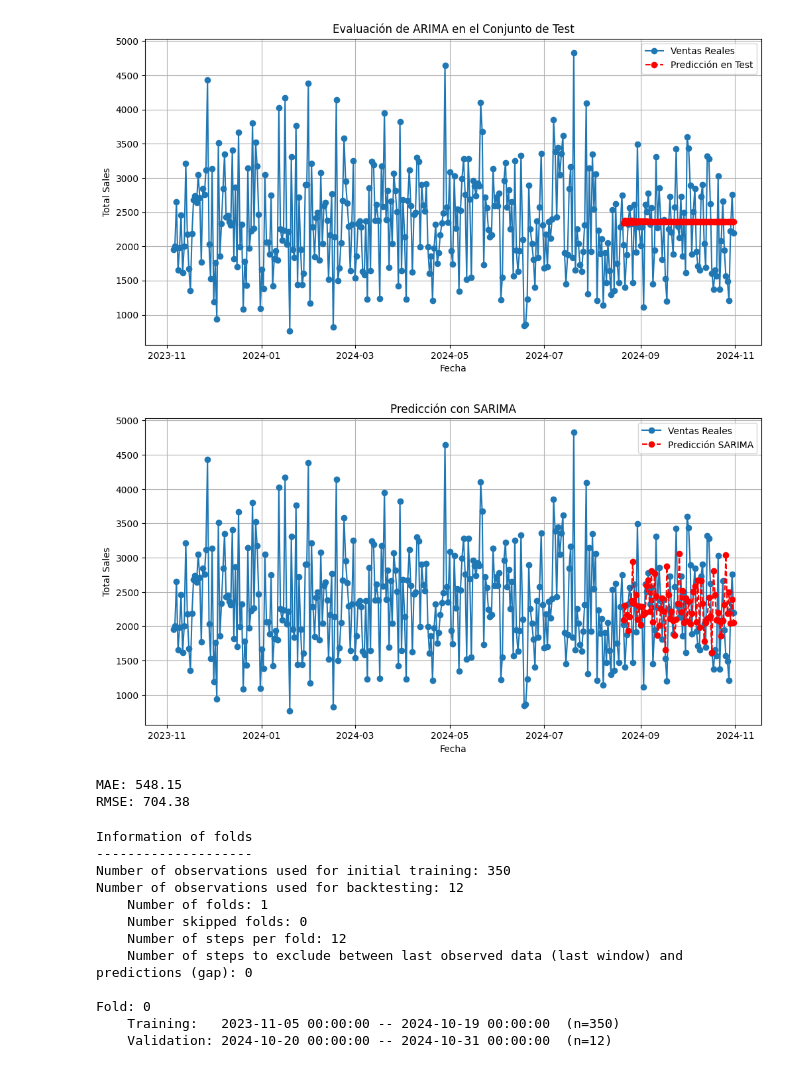
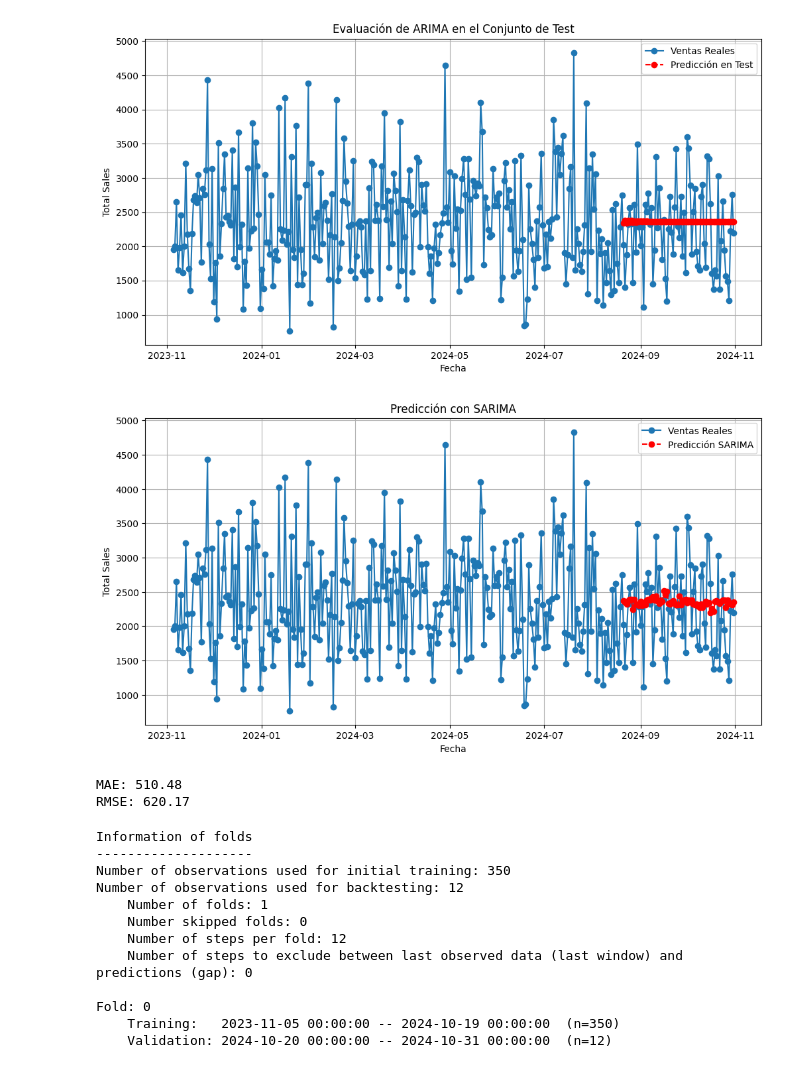
Before and after one commit to abdonrb/proyecto-ml, a Jupyter notebook: ML/models/trained/Time_series_arima.ipynb, the cells around one changed output. Cells and saved outputs as stored; diff of their text form; code cells hidden in the pictures.

```diff
--- a/ML/models/trained/Time_series_arima.ipynb
+++ b/ML/models/trained/Time_series_arima.ipynb
@@ -147,20 +147,20 @@ plt.show()
 # %% [output]
 [figure]
 # %%
-model_sarima = SARIMAX(train['Total_Sales'], order=(0,0,2), seasonal_order=(1,0,2,30)).fit()
+model_sarima = SARIMAX(train['Total_Sales'], order=(1,0,1), seasonal_order=(1,0,1,30)).fit()
 test_pred_sarima = model_sarima.forecast(steps=len(test))
 
 plt.figure(figsize=(12,6))
 plt.plot(df_daily.index, df_daily['Total_Sales'], label='Ventas Reales', marker='o')
 plt.plot(test.index, test_pred_sarima, label='Predicción SARIMA', linestyle='dashed', marker='o', color='red')
 plt.xlabel('Fecha')
 plt.ylabel('Total Sales')
 plt.title('Predicción con SARIMA')
 plt.legend()
 plt.grid()
 plt.show();
 # %% [output]
-[figure, old version]
+[figure, new version]
 # %%
 mae = mean_absolute_error(test,test_pred_sarima)
 rmse = root_mean_squared_error(test,test_pred_sarima)
@@ -168,8 +168,8 @@ rmse = root_mean_squared_error(test,test_pred_sarima)
 print(f"MAE: {mae:.2f}")
 print(f"RMSE: {rmse:.2f}")
 # %% [output]
-MAE: 548.15
-RMSE: 704.38
+MAE: 510.48
+RMSE: 620.17
 # %%
 forecaster = ForecasterSarimax(
     regressor=Sarimax(
```
Also changed, not shown: parts of 4 cells of this notebook, 9 other files.
